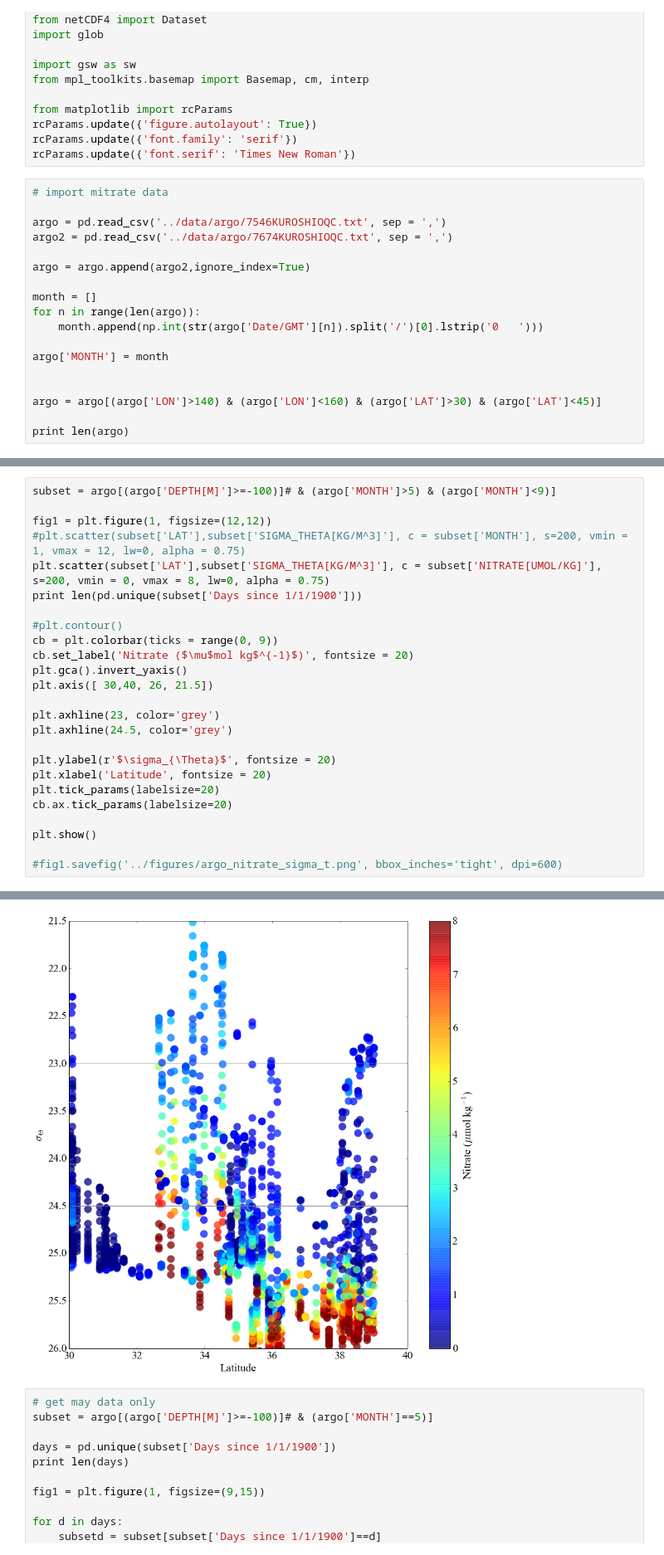
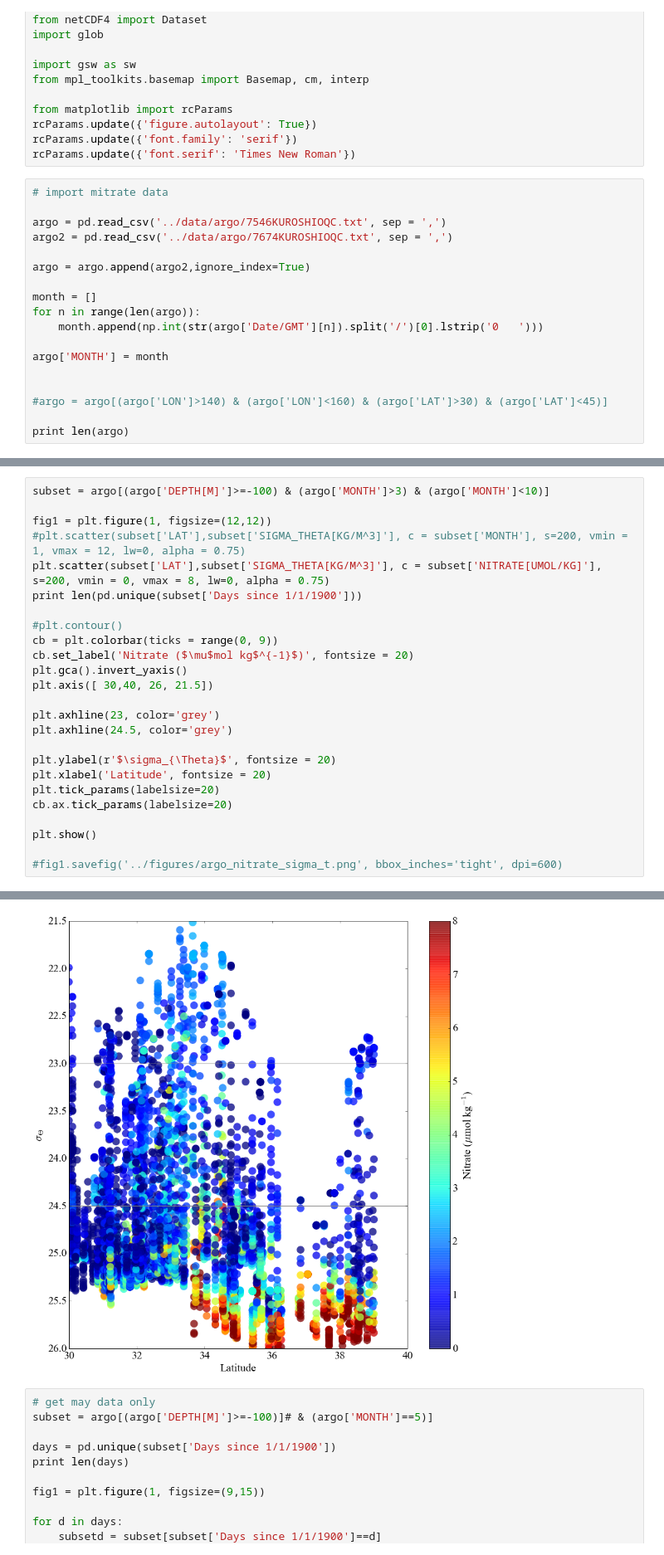
Before and after one commit to sophieclayton/kuroshio_productivity, a Jupyter notebook: kuro_argo_nitrate.ipynb, the cells around one changed output, grey strips where cells are left out. Shown at 83% size. Saved outputs shown, nothing was run; the diff lists cells and outputs as text.

Commit message:
checking months for ARGO profiles

```diff
--- a/kuro_argo_nitrate.ipynb
+++ b/kuro_argo_nitrate.ipynb
@@ -28,7 +28,7 @@ for n in range(len(argo)):
 argo['MONTH'] = month
 
 
-argo = argo[(argo['LON']>140) & (argo['LON']<160) & (argo['LAT']>30) & (argo['LAT']<45)]
+#argo = argo[(argo['LON']>140) & (argo['LON']<160) & (argo['LAT']>30) & (argo['LAT']<45)]
 
 print len(argo)
 # %% [output]
@@ -91,5 +91,5 @@ plt.show()
 # %%
-subset = argo[(argo['DEPTH[M]']>=-100)]# & (argo['MONTH']>5) & (argo['MONTH']<9)]
+subset = argo[(argo['DEPTH[M]']>=-100) & (argo['MONTH']>3) & (argo['MONTH']<10)]
 
 fig1 = plt.figure(1, figsize=(12,12))
 #plt.scatter(subset['LAT'],subset['SIGMA_THETA[KG/M^3]'], c = subset['MONTH'], s=200, vmin = 1, vmax = 12, lw=0, alpha = 0.75)
@@ -118,4 +118,4 @@ plt.show()
-[figure, old version]
+[figure, new version]
 # %%
 # get may data only
 subset = argo[(argo['DEPTH[M]']>=-100)]# & (argo['MONTH']==5)]
```
Also changed, not shown: parts of 4 cells of this notebook.
